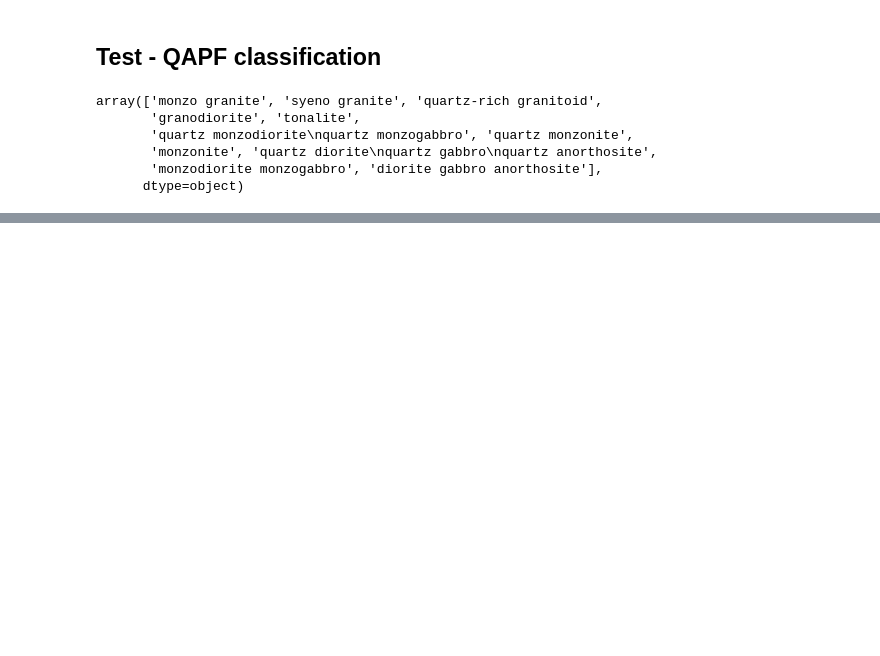
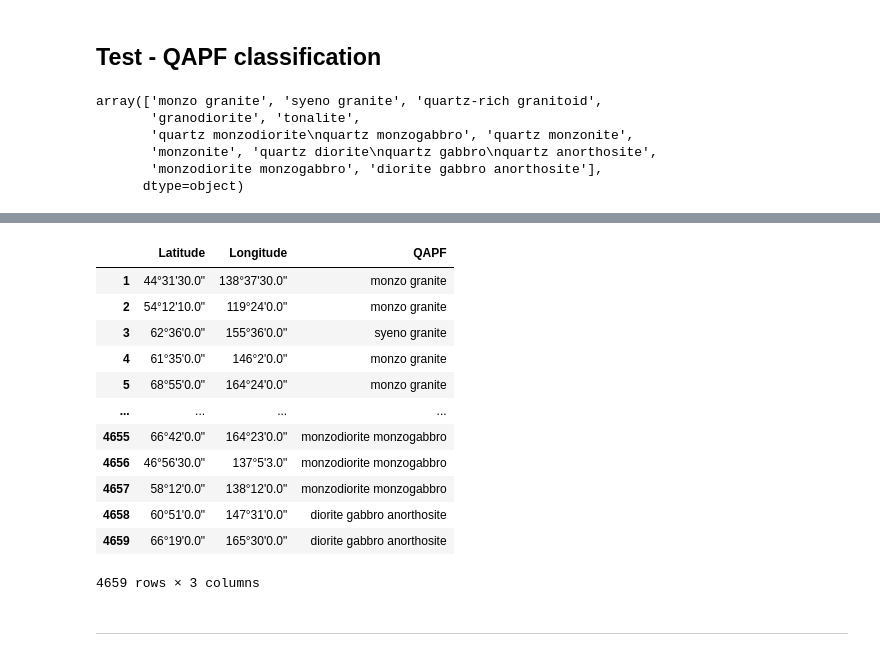
Before and after one commit to Complexio/Vistelius_1995_OCR, a Jupyter notebook: _ANALYSIS/CIPW.ipynb, the cells around one changed output, grey strips where cells are left out. Cells and saved outputs as stored; diff of their text form; code cells hidden in the pictures; blank space fills up the shorter version.

```diff
--- a/_ANALYSIS/CIPW.ipynb
+++ b/_ANALYSIS/CIPW.ipynb
@@ -247,0 +283,18 @@ fig.show()
+# %%
+QAPF_plot.insert(2, "QAPF", QAPF['QAPF'])
+# %%
+QAPF_plot
+# %% [output]
+|  | Latitude | Longitude | QAPF |
+| 1 | 44°31'30.0" | 138°37'30.0" | monzo granite |
+| 2 | 54°12'10.0" | 119°24'0.0" | monzo granite |
+| 3 | 62°36'0.0" | 155°36'0.0" | syeno granite |
+| 4 | 61°35'0.0" | 146°2'0.0" | monzo granite |
+| 5 | 68°55'0.0" | 164°24'0.0" | monzo granite |
+| ... | ... | ... | ... |
+| 4655 | 66°42'0.0" | 164°23'0.0" | monzodiorite monzogabbro |
+| 4656 | 46°56'30.0" | 137°5'3.0" | monzodiorite monzogabbro |
+| 4657 | 58°12'0.0" | 138°12'0.0" | monzodiorite monzogabbro |
+| 4658 | 60°51'0.0" | 147°31'0.0" | diorite gabbro anorthosite |
+| 4659 | 66°19'0.0" | 165°30'0.0" | diorite gabbro anorthosite |
+4659 rows × 3 columns
@@ -247,0 +305,2 @@ fig.show()
+# %% [markdown]
+------
```
Also changed, not shown: parts of 22 cells of this notebook, 17 other files.
